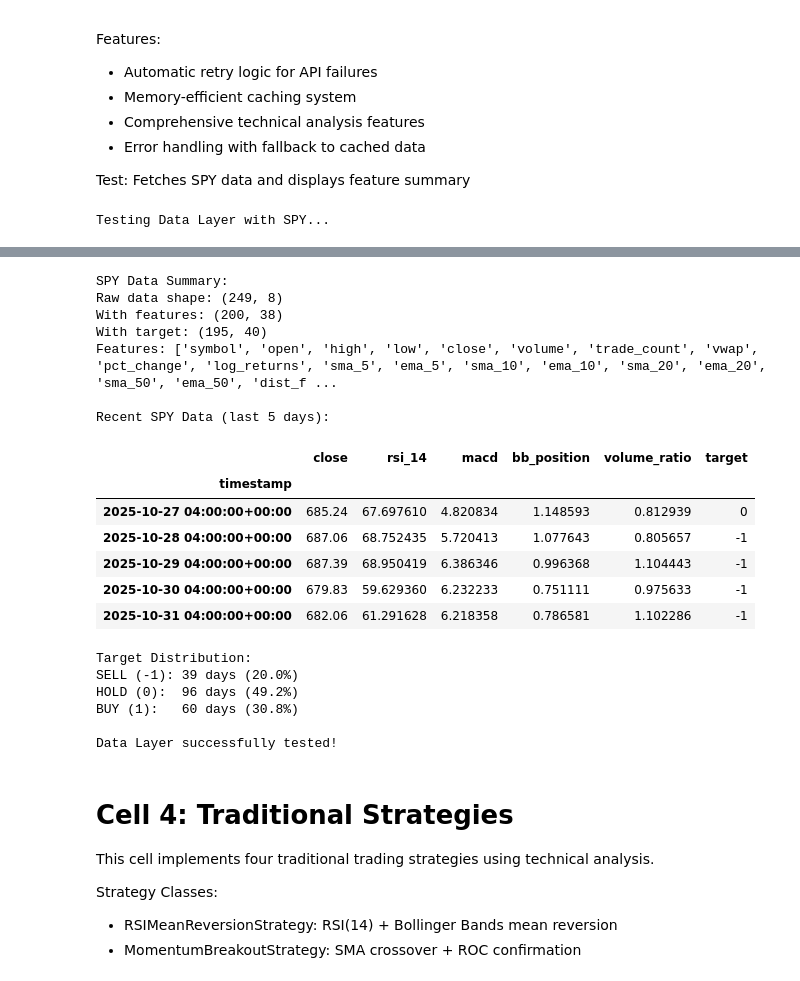
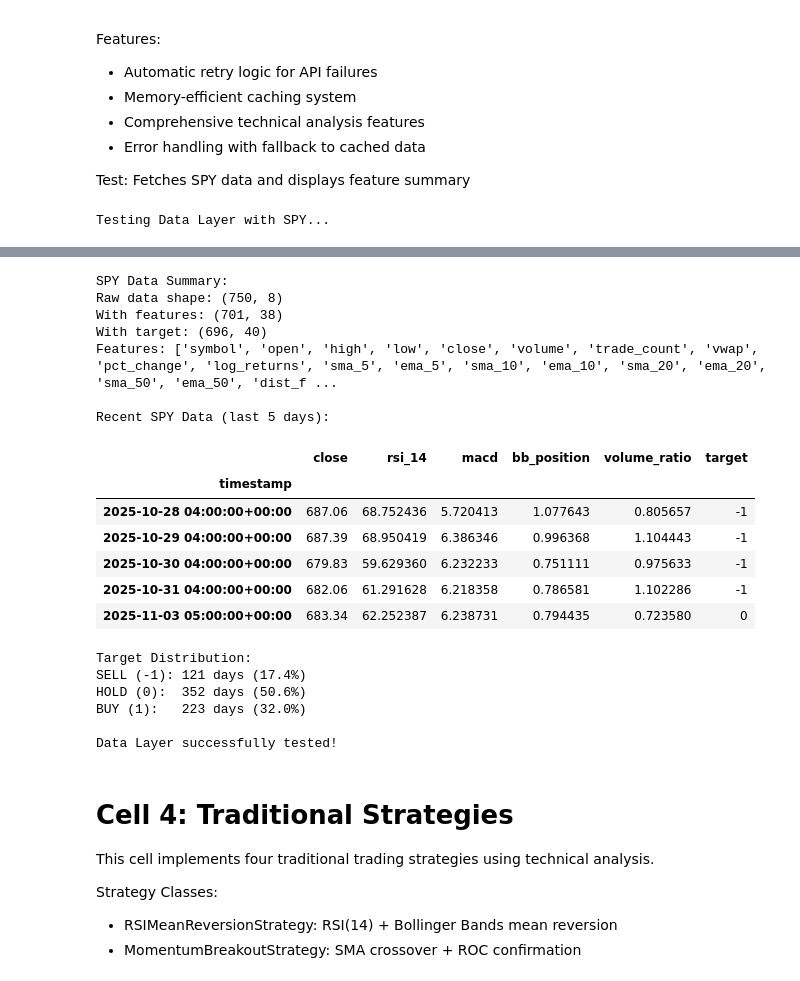
Before and after one commit to jobulisamy/algo-trade, a Jupyter notebook: algo_trading_bot.ipynb, the cells around one changed output, grey strips where cells are left out. Drawn from its saved outputs; the diff is of its cells as text; code cells hidden in the pictures.

```diff
--- a/algo_trading_bot.ipynb
+++ b/algo_trading_bot.ipynb
@@ -146,7 +146,7 @@ class TradingConfig:
     # Operational Settings
     CHECK_INTERVAL: int = 300          # 5 minutes
     CACHE_DURATION: int = 300          # 5 min cache
-    ML_LOOKBACK: int = 60             # 60 days for training
+    ML_LOOKBACK: int = 1095            # 3 years for training (increased from 60)
     LSTM_SEQUENCE: int = 30           # 30-day sequences
     RETRAIN_DAYS: int = 7             # Weekly retraining
 
@@ -418,10 +418,10 @@ class FeatureEngine:
 data_fetcher = DataFetcher(config.ALPACA_API_KEY, config.ALPACA_SECRET_KEY, config.ALPACA_BASE_URL)
 feature_engine = FeatureEngine()
 
-# Test data fetching for SPY
+# Test data fetching for SPY - Load 3 years for better backtesting
 print("Testing Data Layer with SPY...")
-# Fetch raw data
-spy_data = data_fetcher.get_bars('SPY', days=365)
+# Fetch raw data (3 years = ~1095 days)
+spy_data = data_fetcher.get_bars('SPY', days=1095)
 # Add technical features
 spy_features = feature_engine.add_technical_features(spy_data)
 # Create target variable
@@ -448,21 +448,21 @@ Testing Data Layer with SPY...
 SPY Data Summary:
-Raw data shape: (249, 8)
-With features: (200, 38)
-With target: (195, 40)
+Raw data shape: (750, 8)
+With features: (701, 38)
+With target: (696, 40)
 Features: ['symbol', 'open', 'high', 'low', 'close', 'volume', 'trade_count', 'vwap', 'pct_change', 'log_returns', 'sma_5', 'ema_5', 'sma_10', 'ema_10', 'sma_20', 'ema_20', 'sma_50', 'ema_50', 'dist_f ...
 
 Recent SPY Data (last 5 days):
 |  | close | rsi_14 | macd | bb_position | volume_ratio | target |
 | timestamp |  |  |  |  |  |  |
-| 2025-10-27 04:00:00+00:00 | 685.24 | 67.697610 | 4.820834 | 1.148593 | 0.812939 | 0 |
-| 2025-10-28 04:00:00+00:00 | 687.06 | 68.752435 | 5.720413 | 1.077643 | 0.805657 | -1 |
+| 2025-10-28 04:00:00+00:00 | 687.06 | 68.752436 | 5.720413 | 1.077643 | 0.805657 | -1 |
 | 2025-10-29 04:00:00+00:00 | 687.39 | 68.950419 | 6.386346 | 0.996368 | 1.104443 | -1 |
 | 2025-10-30 04:00:00+00:00 | 679.83 | 59.629360 | 6.232233 | 0.751111 | 0.975633 | -1 |
 | 2025-10-31 04:00:00+00:00 | 682.06 | 61.291628 | 6.218358 | 0.786581 | 1.102286 | -1 |
+| 2025-11-03 05:00:00+00:00 | 683.34 | 62.252387 | 6.238731 | 0.794435 | 0.723580 | 0 |
 Target Distribution:
-SELL (-1): 39 days (20.0%)
-HOLD (0):  96 days (49.2%)
-BUY (1):   60 days (30.8%)
+SELL (-1): 121 days (17.4%)
+HOLD (0):  352 days (50.6%)
+BUY (1):   223 days (32.0%)
 
 Data Layer successfully tested!
 # %% [markdown]
```
Also changed, not shown: parts of 27 cells of this notebook.
